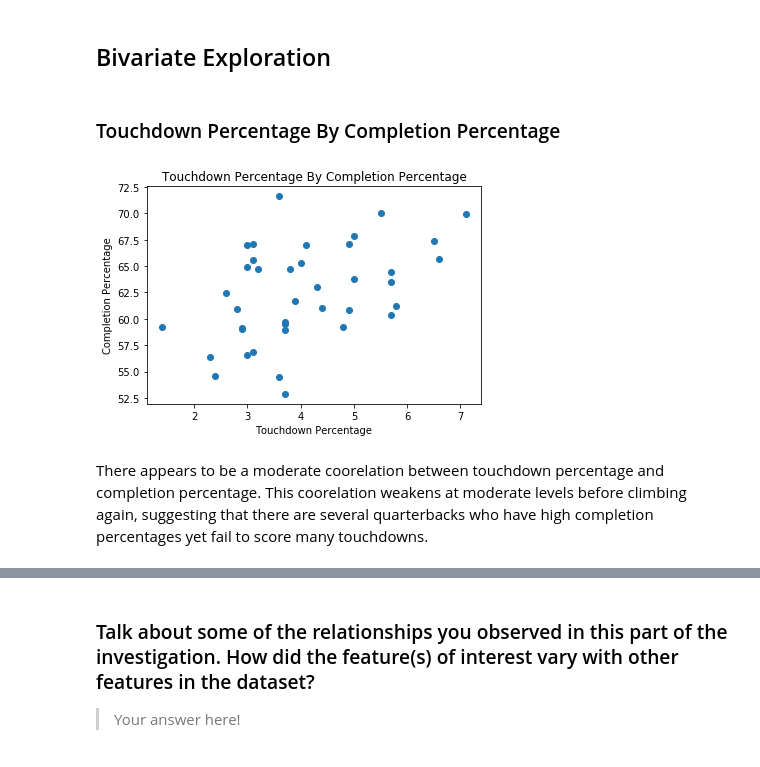
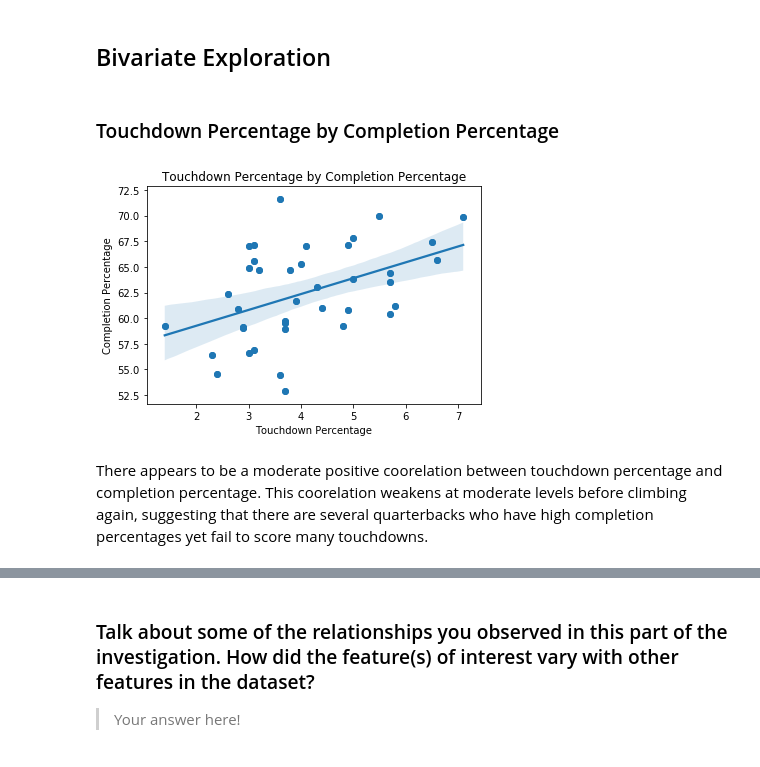
Before and after one commit to ChristopherSJames/Quarterback-Point-Analysis-2016, a Jupyter notebook: qb_point_analysis.ipynb, the cells around one changed output, grey strips where cells are left out. Cells and saved outputs as stored; diff of their text form; code cells hidden in the pictures.

```diff
--- a/qb_point_analysis.ipynb
+++ b/qb_point_analysis.ipynb
@@ -296,13 +296,15 @@ The distribution of completion percentage ranges from 52% to 72%. A majority of
 # %% [markdown]
 ## Bivariate Exploration
 # %% [markdown]
-### Touchdown Percentage By Completion Percentage
+### Touchdown Percentage by Completion Percentage
 # %%
+#Touchdown Percentage by Completion Percentage
+sb.regplot(df['TD%'], df['Cmp%'])
 plt.scatter(data = df, x = 'TD%', y = 'Cmp%')
-plt.title('Touchdown Percentage By Completion Percentage')
+plt.title('Touchdown Percentage by Completion Percentage')
 plt.xlabel('Touchdown Percentage')
 plt.ylabel('Completion Percentage');
 # %% [output]
-[figure, old version]
+[figure, new version]
 # %% [markdown]
-There appears to be a moderate coorelation between touchdown percentage and completion percentage. This coorelation weakens at moderate levels before climbing again, suggesting that there are several quarterbacks who have high completion percentages yet fail to score many touchdowns.
+There appears to be a moderate positive coorelation between touchdown percentage and completion percentage. This coorelation weakens at moderate levels before climbing again, suggesting that there are several quarterbacks who have high completion percentages yet fail to score many touchdowns.
```
Also changed, not shown: parts of 9 cells of this notebook.
